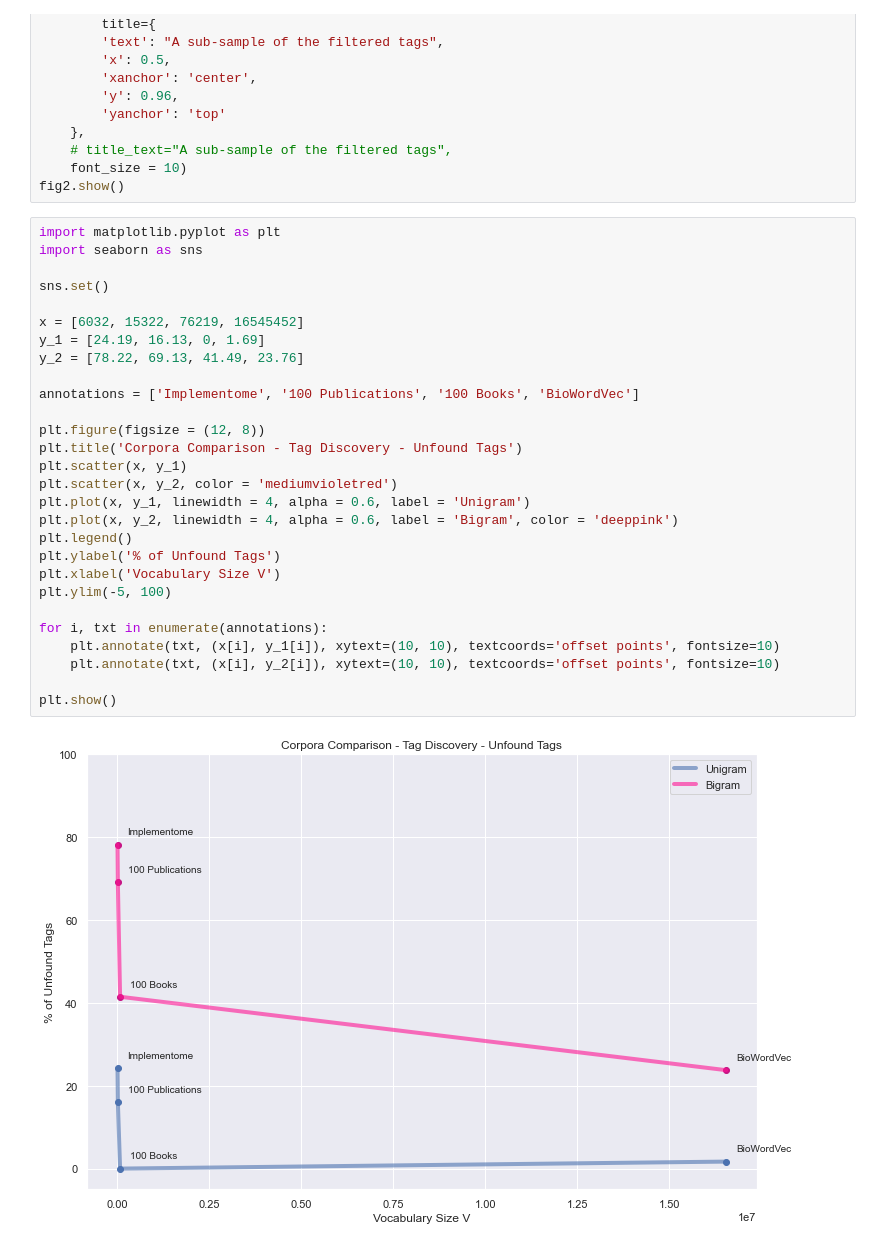
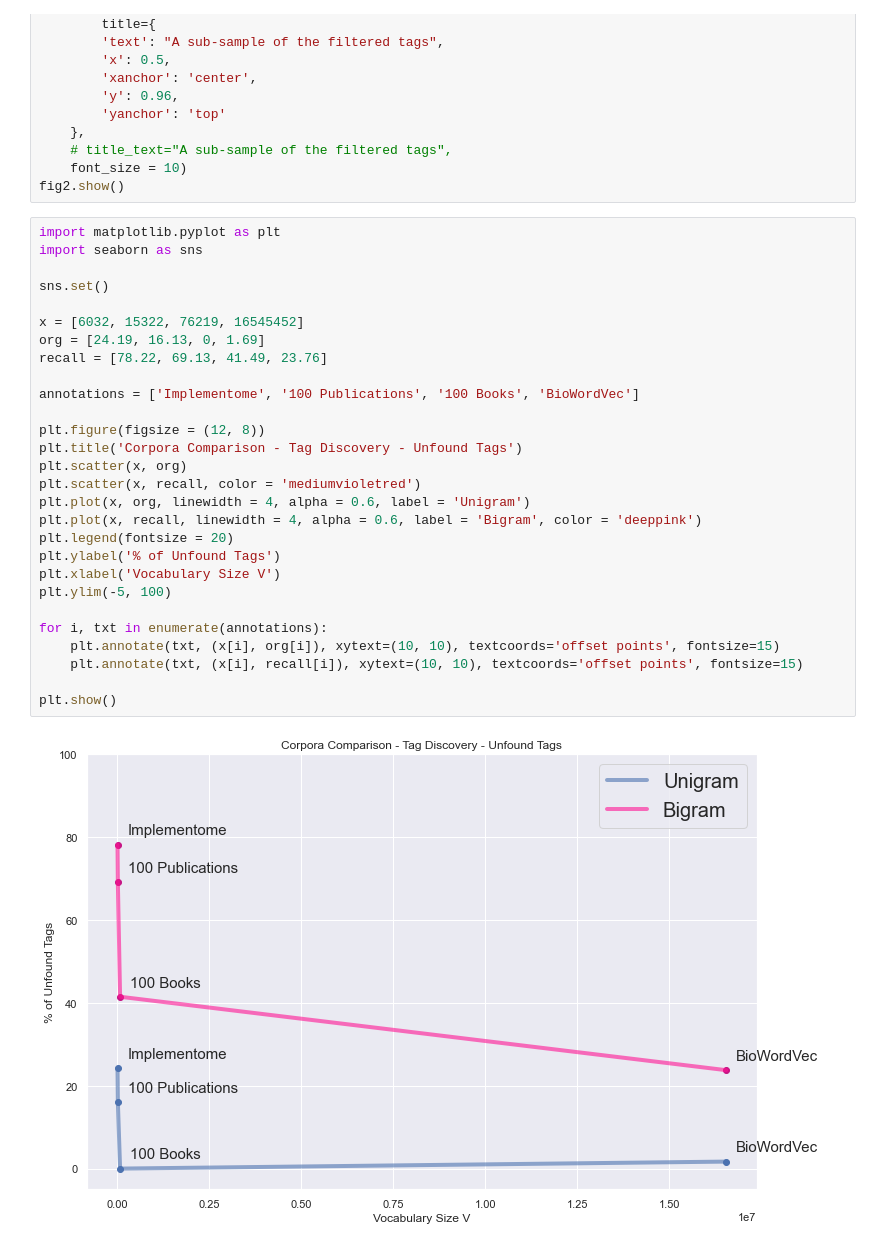
Before and after one commit to mrgeooo14/UNIGE-Master-Thesis, a Jupyter notebook: word2vec Tag Discovery/heatmap.ipynb, the cells around one changed output. Drawn from its saved outputs; the diff is of its cells as text.

```diff
--- a/word2vec Tag Discovery/heatmap.ipynb
+++ b/word2vec Tag Discovery/heatmap.ipynb
@@ -48,30 +48,30 @@ fig2.show()
 # %%
 import matplotlib.pyplot as plt
 import seaborn as sns
 
 sns.set()
 
 x = [6032, 15322, 76219, 16545452]
-y_1 = [24.19, 16.13, 0, 1.69]
-y_2 = [78.22, 69.13, 41.49, 23.76]
+org = [24.19, 16.13, 0, 1.69]
+recall = [78.22, 69.13, 41.49, 23.76]
 
 annotations = ['Implementome', '100 Publications', '100 Books', 'BioWordVec']
 
 plt.figure(figsize = (12, 8))
 plt.title('Corpora Comparison - Tag Discovery - Unfound Tags')
-plt.scatter(x, y_1)
-plt.scatter(x, y_2, color = 'mediumvioletred')
-plt.plot(x, y_1, linewidth = 4, alpha = 0.6, label = 'Unigram')
-plt.plot(x, y_2, linewidth = 4, alpha = 0.6, label = 'Bigram', color = 'deeppink')
-plt.legend()
+plt.scatter(x, org)
+plt.scatter(x, recall, color = 'mediumvioletred')
+plt.plot(x, org, linewidth = 4, alpha = 0.6, label = 'Unigram')
+plt.plot(x, recall, linewidth = 4, alpha = 0.6, label = 'Bigram', color = 'deeppink')
+plt.legend(fontsize = 20)
 plt.ylabel('% of Unfound Tags')
 plt.xlabel('Vocabulary Size V')
 plt.ylim(-5, 100)
 
 for i, txt in enumerate(annotations):
-    plt.annotate(txt, (x[i], y_1[i]), xytext=(10, 10), textcoords='offset points', fontsize=10)
-    plt.annotate(txt, (x[i], y_2[i]), xytext=(10, 10), textcoords='offset points', fontsize=10)
+    plt.annotate(txt, (x[i], org[i]), xytext=(10, 10), textcoords='offset points', fontsize=15)
+    plt.annotate(txt, (x[i], recall[i]), xytext=(10, 10), textcoords='offset points', fontsize=15)
 
 plt.show()
 # %% [output]
-[figure, old version]
+[figure, new version]
```
Also changed, not shown: parts of 4 cells of this notebook, 4 other files.
